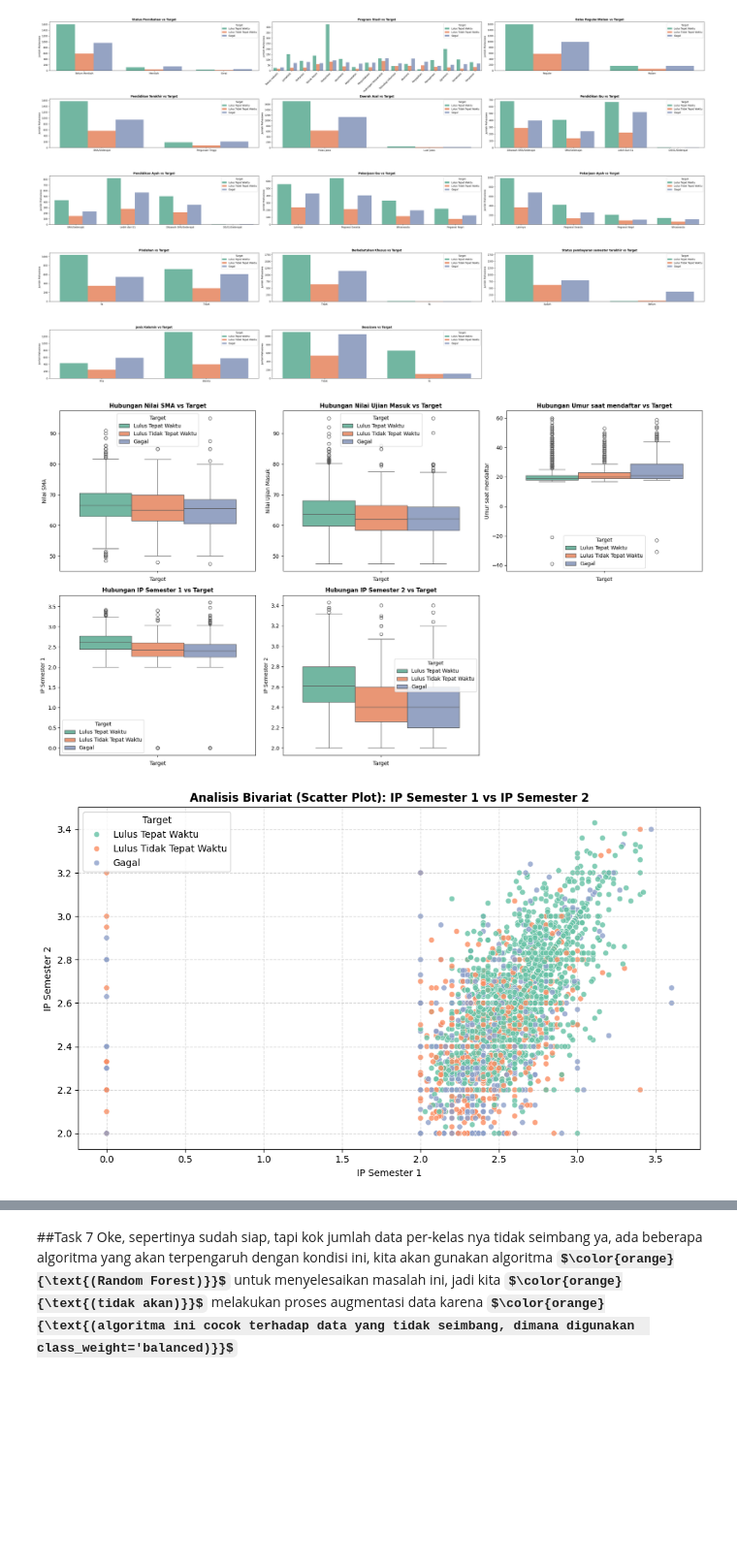
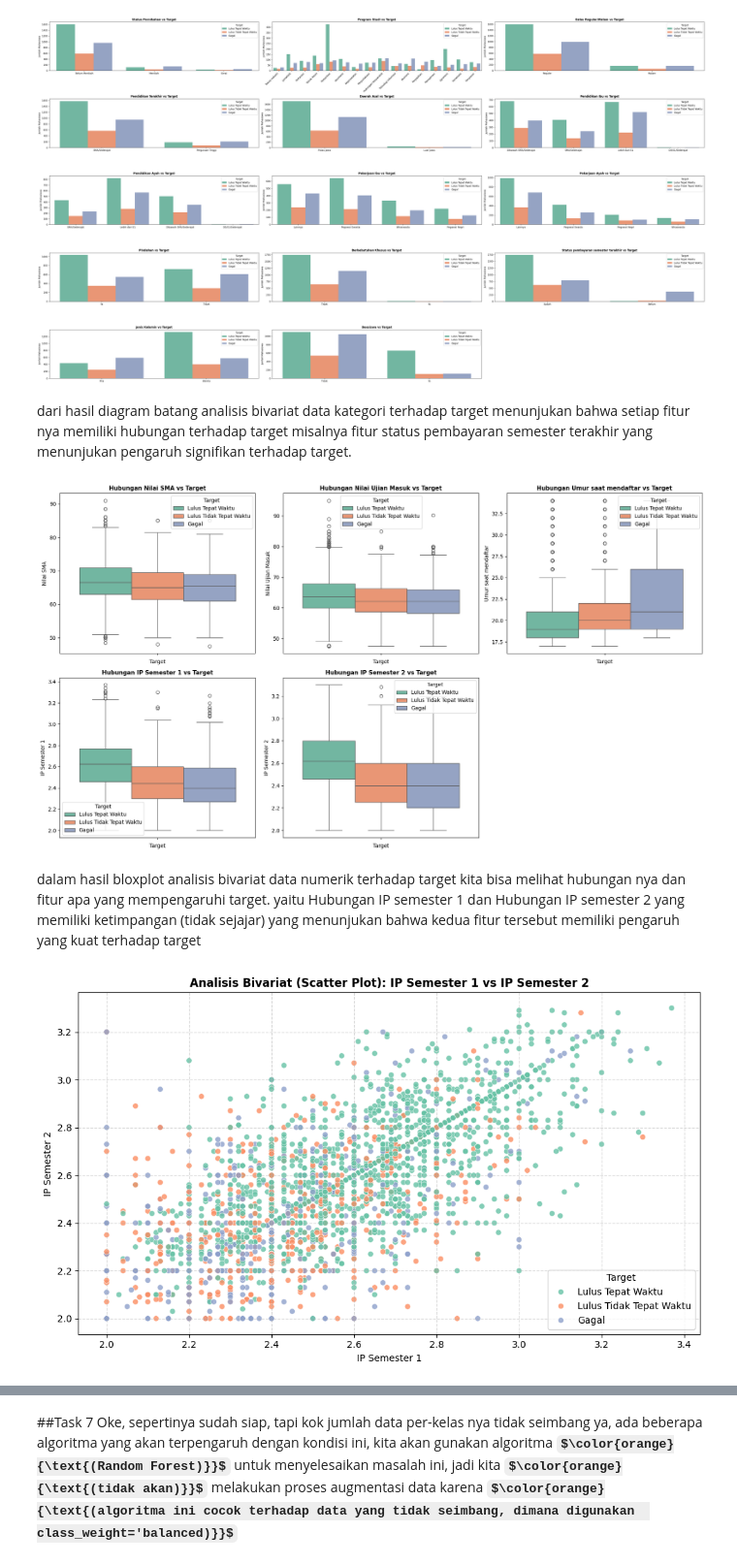
Before and after one commit to ristanirevaalda-ops/Tugas-1-Machine-Learning-054609551, a Jupyter notebook: Tugas2_Reva_Alda_Ristani.ipynb, the cells around one changed output, grey strips where cells are left out. Shown at 97% size. Cells and saved outputs as stored; diff of their text form; code cells hidden in the pictures; some formulas as TeX source; blank space fills up the shorter version.

```diff
--- a/Tugas2_Reva_Alda_Ristani.ipynb
+++ b/Tugas2_Reva_Alda_Ristani.ipynb
@@ -319,8 +319,8 @@ Jumlah data fitur 'umur saat mendaftar' sebelum dibersihkan: 3557
 Jumlah data fitur 'umur saat mendaftar' setelah outlier dihapus: 3197
 # %%
 # Hitung Q1, Q3, dan IQR
-Q1 = Data['IP Semester 1'].quantile(0.25)
-Q3 = Data['IP Semester 1'].quantile(0.75)
+Q1 = Data_Siap['IP Semester 1'].quantile(0.25)
+Q3 = Data_Siap['IP Semester 1'].quantile(0.75)
 IQR = Q3 - Q1
 
 # Tentukan batas pagar aman
@@ -328,9 +328,9 @@ batas_bawah = Q1 - 1.5 * IQR
 batas_atas = Q3 + 1.5 * IQR
 
 # Filter data: Ambil hanya data yang BERADA DI DALAM pagar aman
-Data_Siap = Data[(Data['IP Semester 1'] >= batas_bawah) &
-                            (Data['IP Semester 1'] <= batas_atas)]
+Data_Siap1 = Data_Siap[(Data_Siap['IP Semester 1'] >= batas_bawah) &
+                            (Data_Siap['IP Semester 1'] <= batas_atas)]
 
-print(u"Jumlah data fitur 'IP Semester 1' sebelum dibersihkan:", len(Data))
-print(u"Jumlah data fitur 'IP Semester 1' setelah outlier dihapus:", len(Data_Siap))
+print(u"Jumlah data fitur 'IP Semester 1' sebelum dibersihkan:", len(Data_Siap))
+print(u"Jumlah data fitur 'IP Semester 1' setelah outlier dihapus:", len(Data_Siap1))
 # %% [output]
@@ -339,7 +339,7 @@ Jumlah data fitur 'IP Semester 1' setelah outlier dihapus: 2980
 # %%
 # Hitung Q1, Q3, dan IQR
-Q1 = Data['IP Semester 2'].quantile(0.25)
-Q3 = Data['IP Semester 2'].quantile(0.75)
+Q1 = Data_Siap1['IP Semester 2'].quantile(0.25)
+Q3 = Data_Siap1['IP Semester 2'].quantile(0.75)
 IQR = Q3 - Q1
 
 # Tentukan batas pagar aman
@@ -347,9 +347,9 @@ batas_bawah = Q1 - 1.5 * IQR
 batas_atas = Q3 + 1.5 * IQR
 
 # Filter data: Ambil hanya data yang BERADA DI DALAM pagar aman
-Data_Siap = Data[(Data['IP Semester 2'] >= batas_bawah) &
-                            (Data['IP Semester 2'] <= batas_atas)]
+Data_Siap2 = Data_Siap1[(Data_Siap1['IP Semester 2'] >= batas_bawah) &
+                            (Data_Siap1['IP Semester 2'] <= batas_atas)]
 
-print(u"Jumlah data fitur 'IP Semester 2' sebelum dibersihkan:", len(Data))
-print(u"Jumlah data fitur 'IP Semester 2' setelah outlier dihapus:", len(Data_Siap))
+print(u"Jumlah data fitur 'IP Semester 2' sebelum dibersihkan:", len(Data_Siap1))
+print(u"Jumlah data fitur 'IP Semester 2' setelah outlier dihapus:", len(Data_Siap2))
 # %% [output]
@@ -379,42 +379,47 @@ plt.tight_layout()
 plt.show()
 # %% [output]
 [figure]
+# %% [markdown]
+dari hasil diagram batang analisis bivariat data kategori terhadap target menunjukan bahwa setiap fitur nya memiliki hubungan terhadap target misalnya fitur status pembayaran semester terakhir yang menunjukan pengaruh signifikan terhadap target.
 # %%
-# analisis bivariat hubungan target dengan data numerik
-Fitur_numerik = Data_Siap.select_dtypes(include=['int64', 'float64']).columns
+# analisis bivariat menunjukan hubungan target dengan data numerik
+Fitur_numerik = Data_Siap2.select_dtypes(include=['int64', 'float64']).columns
 #menghapus fitur "ID"
 Fitur_numerik = [col for col in Fitur_numerik if col != 'ID']
 #membuat
 plt.figure(figsize=(18, 10))
 for i, col in enumerate(Fitur_numerik, 1):
     plt.subplot(2, 3, i)
-    sns.boxplot(data=Data_Siap, hue='Target', y=col, palette='Set2')
+    sns.boxplot(data=Data_Siap2, hue='Target', y=col, palette='Set2')
     plt.title(f'Hubungan {col} vs Target', fontsize=11, fontweight='bold')
     plt.xlabel('Target')
     plt.ylabel(col)
 plt.tight_layout()
 plt.show()
 # %% [output]
-[figure, old version]
+[figure, new version]
+# %% [markdown]
+dalam hasil bloxplot analisis bivariat data numerik terhadap target kita bisa melihat hubungan nya dan fitur apa yang mempengaruhi target. yaitu Hubungan IP semester 1 dan Hubungan IP semester 2 yang memiliki ketimpangan (tidak sejajar) yang menunjukan bahwa kedua fitur tersebut memiliki pengaruh yang kuat terhadap target
 # %%
 
-# 2)	Plot kedalam grafik sebaran (scatter)
+# 2) Plot kedalam grafik sebaran (scatter)
+#menggunakan scatter plot untuk melihat hubungan (korelasi) 'IP Semester 1' dengan 'IP Semester 2' sebagai fitur yang sangat berpengaruh dalam menentukan kelulusan mahasiswa
 plt.figure(figsize=(10, 6))
 # Mempertemukan IP Semester 1 (Sumbu X) dan IP Semester 2 (Sumbu Y)
 # hue ='Target' memberikan warna berbeda berdasarkan status kelulusan mahasiswa
 sns.scatterplot(
-    data=Data_Siap,
+    data=Data_Siap2,
     x='IP Semester 1',
     y='IP Semester 2',
     hue='Target',
     palette='Set2',
     alpha=0.8)
 plt.title('Analisis Bivariat (Scatter Plot): IP Semester 1 vs IP Semester 2', fontsize=12, fontweight='bold')
 plt.xlabel('IP Semester 1')
 plt.ylabel('IP Semester 2')
 plt.grid(True, linestyle='--', alpha=0.5)
 plt.legend(title='Target')
 plt.tight_layout()
 plt.show()
 # %% [output]
-[figure, old version]
+[figure, new version]
```
Also changed, not shown: parts of 12 cells of this notebook.
